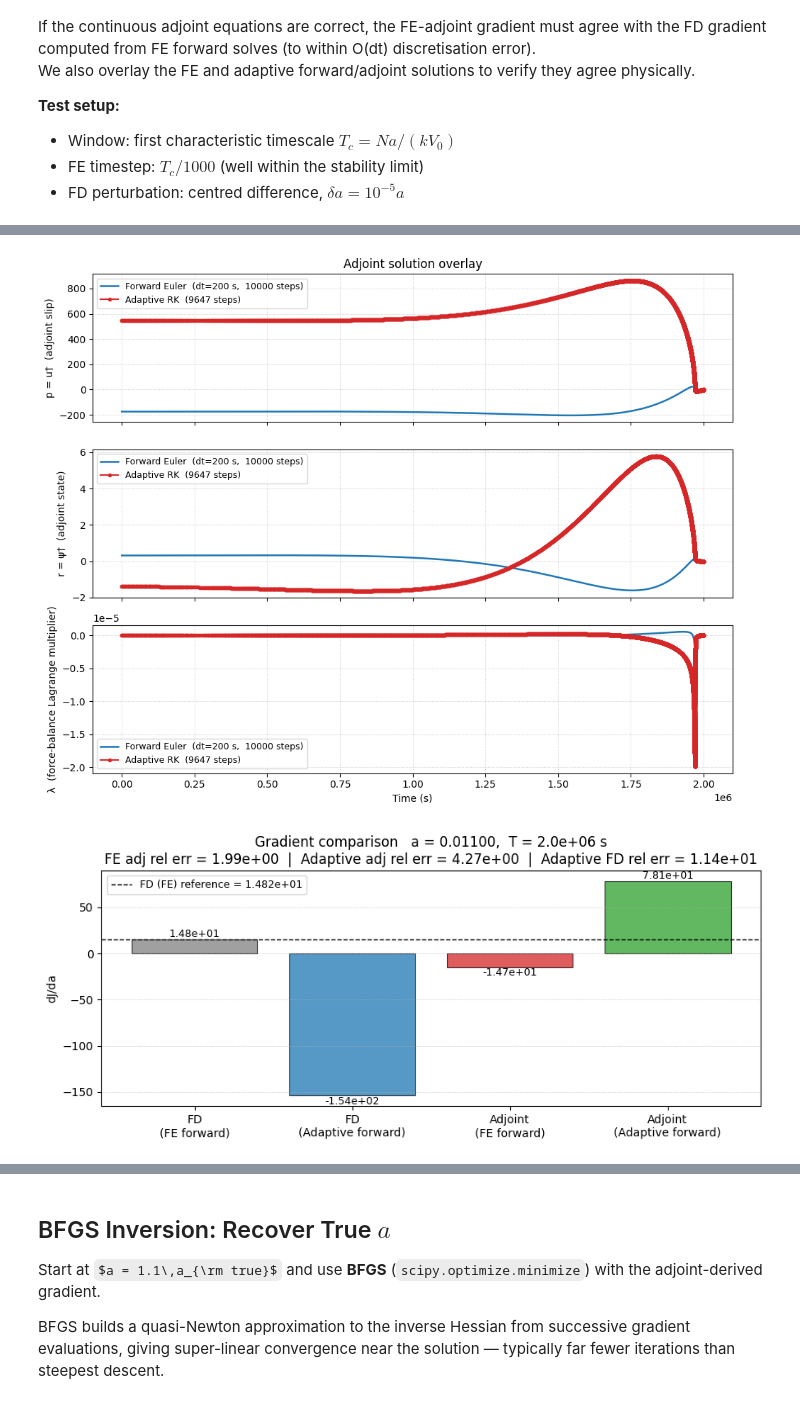
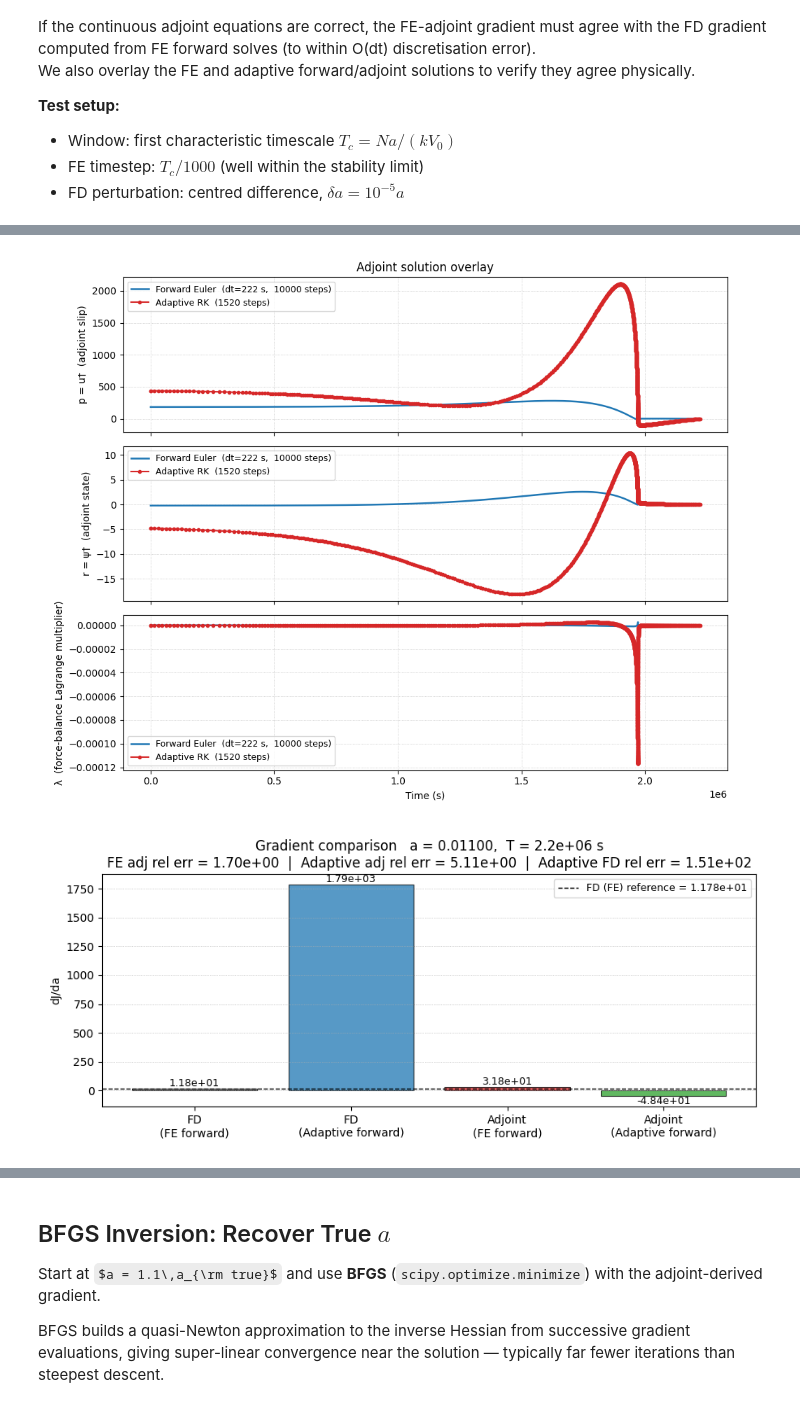
Before and after one commit to ericeberg3/spring-slider-adjoint, a Jupyter notebook: slip_adjoint_springslider_adapttime.ipynb, the cells around one changed output, grey strips where cells are left out. Saved outputs shown, nothing was run; the diff lists cells and outputs as text; code cells hidden in the pictures; some formulas as TeX source.

```diff
--- a/slip_adjoint_springslider_adapttime.ipynb
+++ b/slip_adjoint_springslider_adapttime.ipynb
@@ -335,7 +335,7 @@ def forward_solve_euler(M, T, u0, psi0, dt):
 #   At V_bg=1e-9, |G_psi| ~ 6e-6 s^-1  =>  dt_max ~ 1.7e5 s
 #   We use T_c/1000 ~ 5e3 s  (safely stable)
 # ------------------------------------------------------------------
-T_test   = T_c * 0.9e-2
+T_test   = T_c * 1e-2
 dt_euler = T_test / 10000.0
 n_euler  = int(round(T_test / dt_euler))
 print(f"Test window : T_test  = {T_test:.3e} s  ({T_test/86400:.1f} days = T_c)")
@@ -537,5 +537,5 @@ FD (adaptive) vs FD (FE) rel err                     —        1.14e+01
-[figure, old version]
+[figure, new version]
-[figure, old version]
+[figure, new version]
 # %%
 # ------------------------------------------------------------------
 # Objective function landscape: J(a) for three smoothing levels
```
Also changed, not shown: parts of 8 cells of this notebook, 6 other files.
